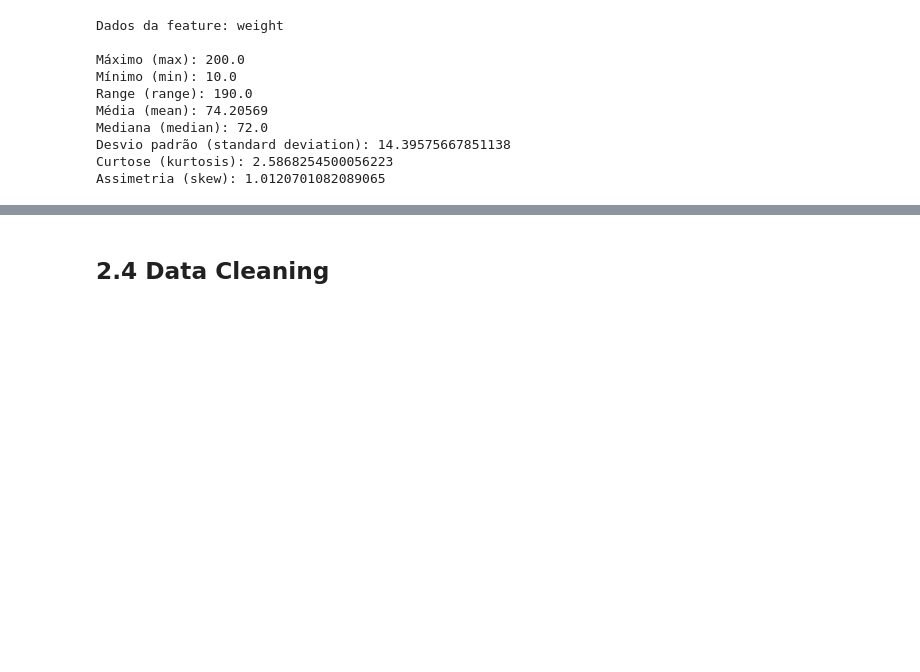
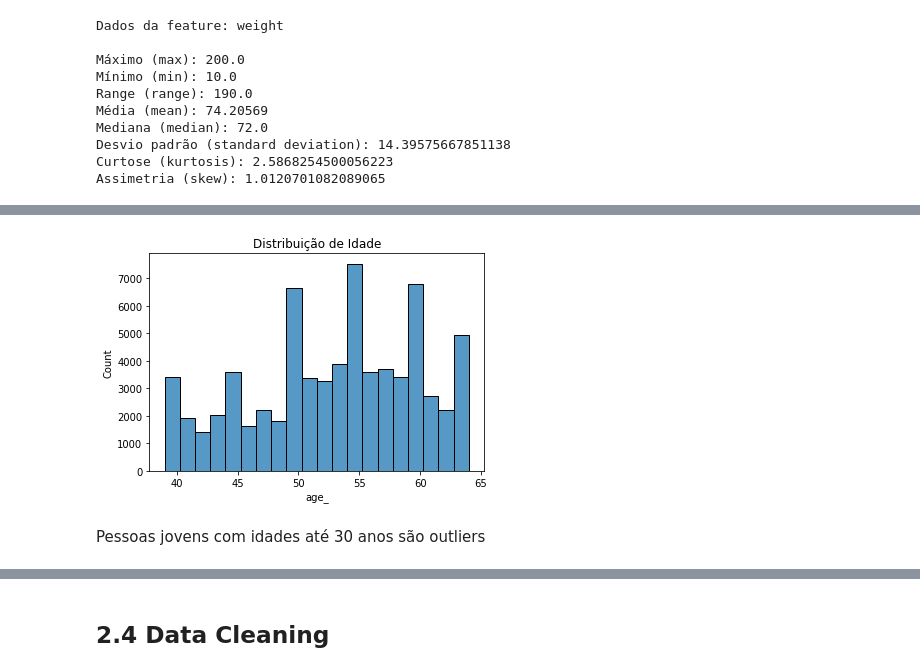
Before and after one commit to Samoelmoura/cardio_diseases_predict, a Jupyter notebook: notebooks/cardio_diseases_predict.ipynb, the cells around one changed output, grey strips where cells are left out. Cells and saved outputs as stored; diff of their text form; code cells hidden in the pictures; blank space fills up the shorter version.

```diff
--- a/notebooks/cardio_diseases_predict.ipynb
+++ b/notebooks/cardio_diseases_predict.ipynb
@@ -307,0 +429,3 @@ Assimetria (skew): 1.0120701082089065
+# %%
+outliers_indices, li, ls = buscar_outliers(df, 'age_')
+len(outliers_indices)
@@ -307,0 +442,7 @@ Assimetria (skew): 1.0120701082089065
+# %%
+sns.histplot(df.drop(outliers_indices)['age_'], bins=20)
+plt.title('Distribuição de Idade');
+# %% [output]
+[figure, added]
+# %% [markdown]
+Pessoas jovens com idades até 30 anos são outliers
```
Also changed, not shown: parts of 47 cells of this notebook.
